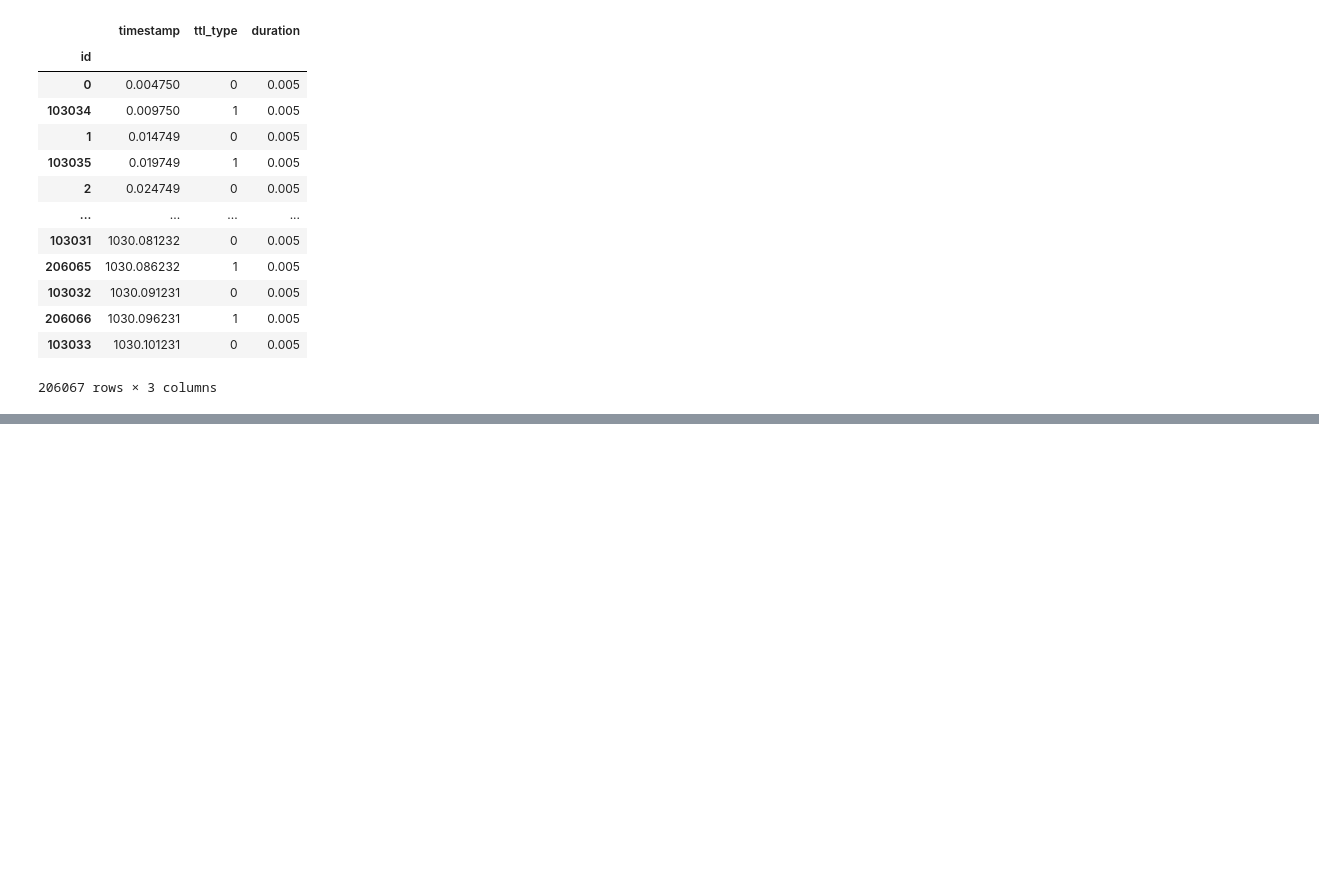
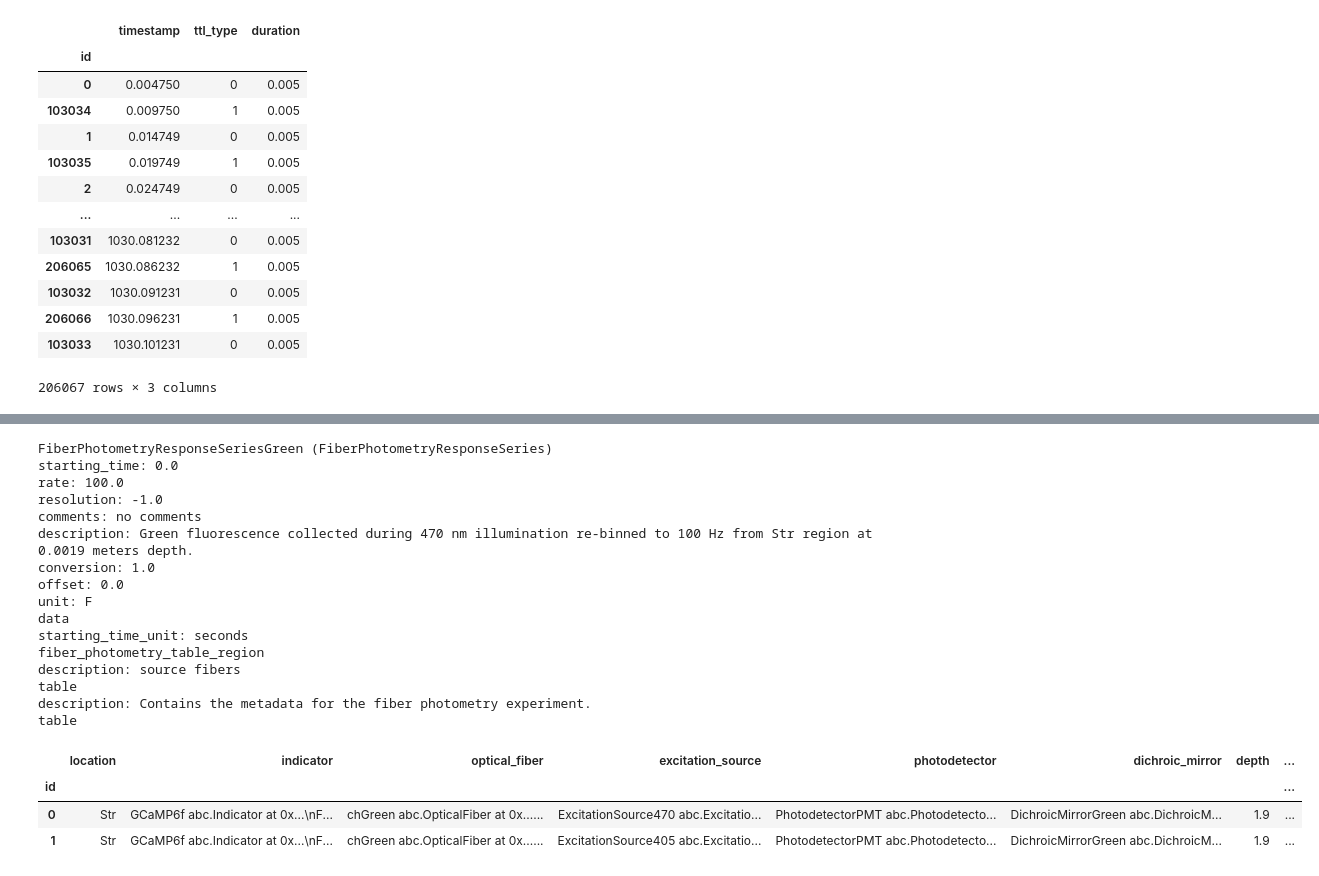
Before and after one commit to catalystneuro/dombeck-lab-to-nwb, a Jupyter notebook: src/dombeck_lab_to_nwb/azcorra2023/tutorials/azcorra2023_demo.ipynb, the cells around one changed output, grey strips where cells are left out. Saved outputs shown, nothing was run; the diff lists cells and outputs as text; code cells hidden in the pictures; blank space fills up the shorter version.

```diff
--- a/src/dombeck_lab_to_nwb/azcorra2023/tutorials/azcorra2023_demo.ipynb
+++ b/src/dombeck_lab_to_nwb/azcorra2023/tutorials/azcorra2023_demo.ipynb
@@ -239,0 +254,24 @@ plt.show()
+# %%
+fiber_photometry_response_series = nwbfile.acquisition["FiberPhotometryResponseSeriesGreen"]
+fiber_photometry_response_series
+# %% [output]
+FiberPhotometryResponseSeriesGreen (FiberPhotometryResponseSeries)
+starting_time: 0.0
+rate: 100.0
+resolution: -1.0
+comments: no comments
+description: Green fluorescence collected during 470 nm illumination re-binned to 100 Hz from Str region at 0.0019 meters depth.
+conversion: 1.0
+offset: 0.0
+unit: F
+data
+starting_time_unit: seconds
+fiber_photometry_table_region
+description: source fibers
+table
+description: Contains the metadata for the fiber photometry experiment.
+table
+|  | location | indicator | optical_fiber | excitation_source | photodetector | dichroic_mirror | depth | ... |
+| id |  |  |  |  |  |  |  | ... |
+| 0 | Str | GCaMP6f abc.Indicator at 0x...\nF... | chGreen abc.OpticalFiber at 0x...... | ExcitationSource470 abc.Excitatio... | PhotodetectorPMT abc.Photodetecto... | DichroicMirrorGreen abc.DichroicM... | 1.9 | ... |
+| 1 | Str | GCaMP6f abc.Indicator at 0x...\nF... | chGreen abc.OpticalFiber at 0x...... | ExcitationSource405 abc.Excitatio... | PhotodetectorPMT abc.Photodetecto... | DichroicMirrorGreen abc.DichroicM... | 1.9 | ... |
```
Also changed, not shown: parts of 22 cells of this notebook.
